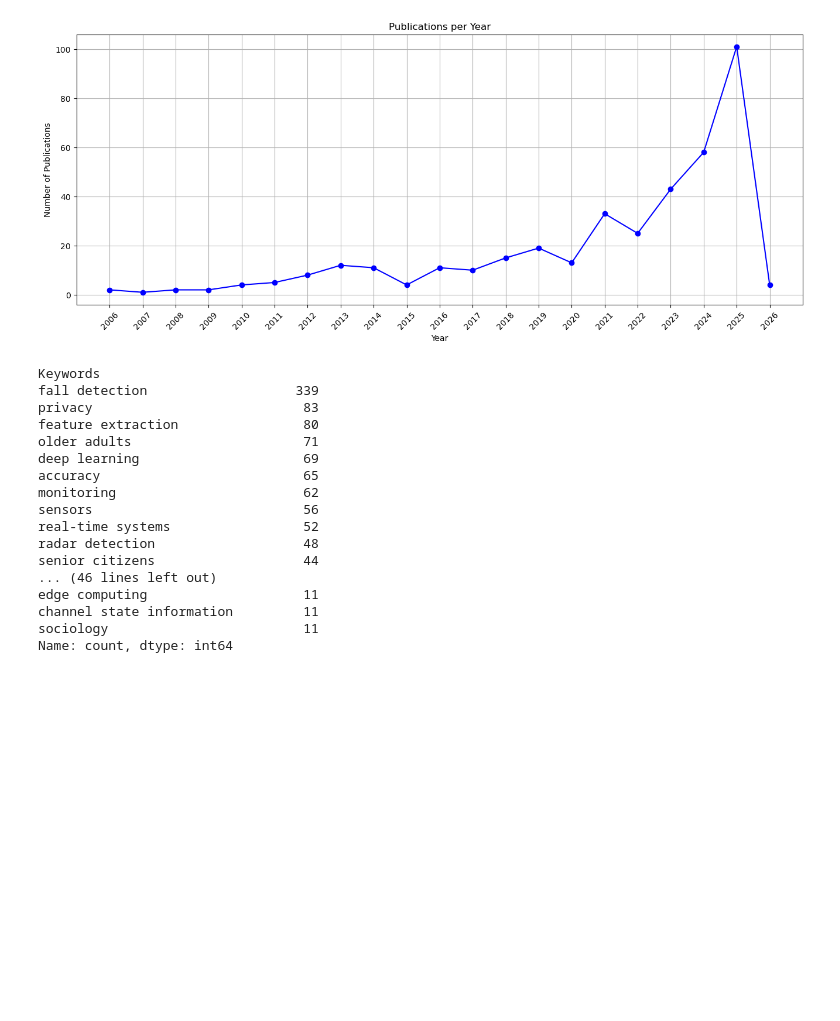
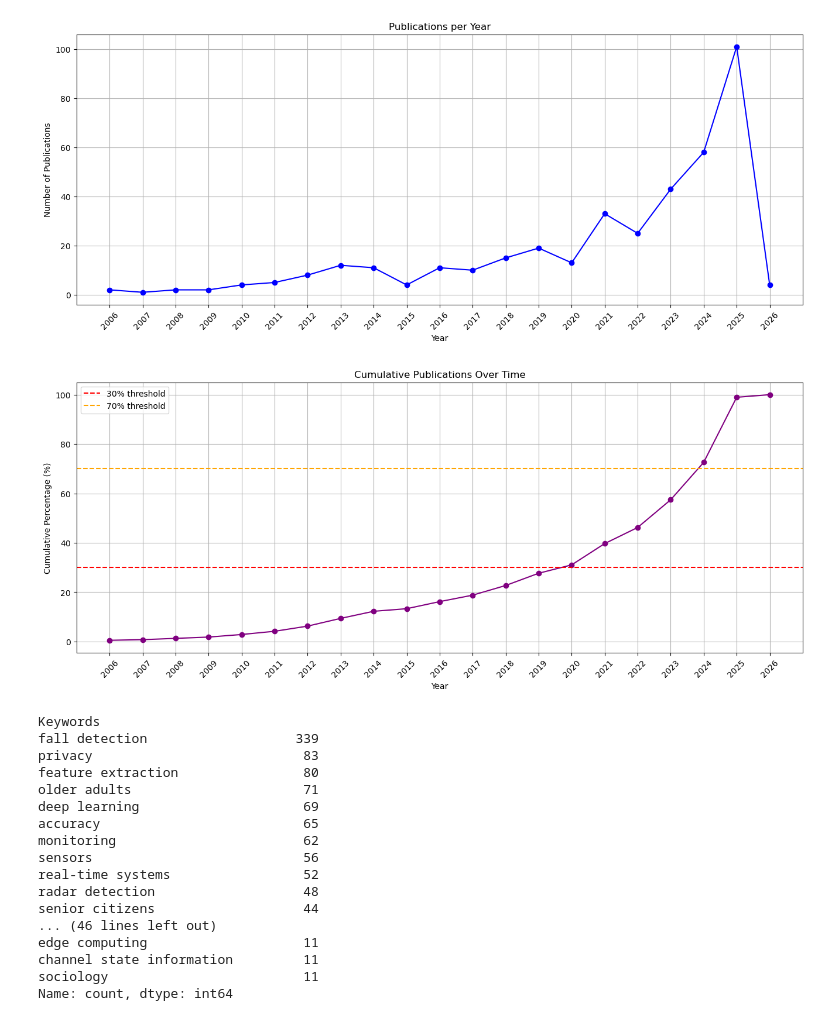
Before and after one commit to AichaNT/bachelor_thesis, a Jupyter notebook: EDA.ipynb, the cells around one changed output. Cells and saved outputs as stored; diff of their text form; code cells hidden in the pictures; blank space fills up the shorter version.

```diff
--- a/EDA.ipynb
+++ b/EDA.ipynb
@@ -425,6 +425,36 @@ plt.savefig("data/img/publications_per_year.png", bbox_inches = "tight")
 plt.show()
 # %% [output]
 [figure]
+# %%
+# Group by year and count
+year_counts = all_data.groupby("Year").size().sort_index()
+
+# Cumulative sum
+cumulative_counts = year_counts.cumsum()
+
+# Convert to cumulative percentage
+cumulative_percent = (cumulative_counts / cumulative_counts.iloc[-1]) * 100
+
+plt.figure(figsize=(16,6))
+
+plt.plot(cumulative_percent.index, cumulative_percent.values,
+         marker='o', linestyle='-', color='purple')
+
+plt.xticks(cumulative_percent.index, rotation=45)
+plt.xlabel("Year")
+plt.ylabel("Cumulative Percentage (%)")
+plt.title("Cumulative Publications Over Time")
+plt.grid(True)
+
+plt.axhline(30, color='red', linestyle='--', label='30% threshold')
+plt.axhline(70, color='orange', linestyle='--', label='70% threshold')
+
+plt.legend()
+
+plt.savefig("data/img/cumulative_publications.png", bbox_inches="tight")
+plt.show()
+# %% [output]
+[figure, added]
 # %%
 import re
 import numpy as np
```
Also changed, not shown: parts of 4 cells of this notebook, 1 other file.
